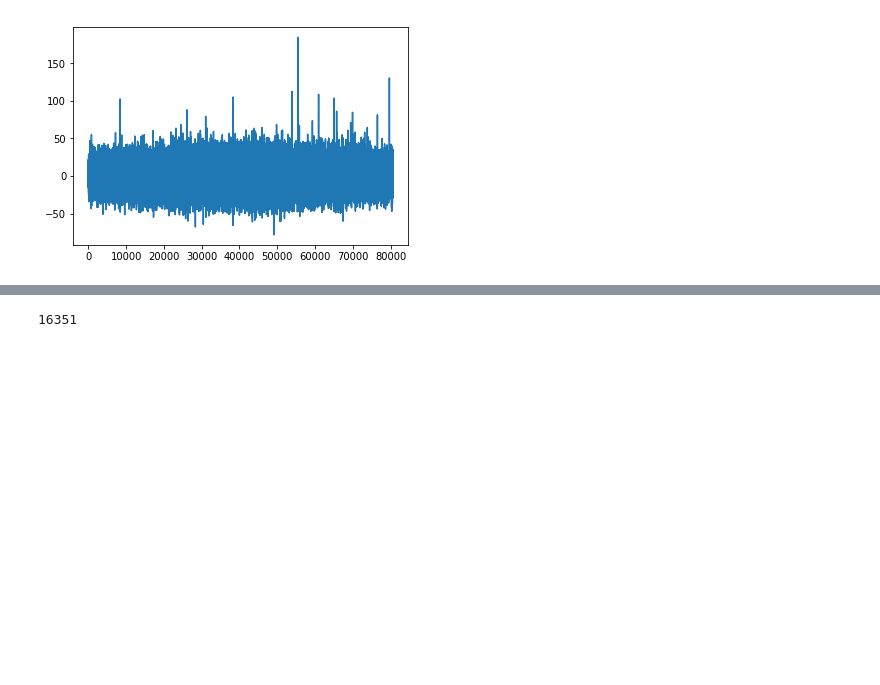
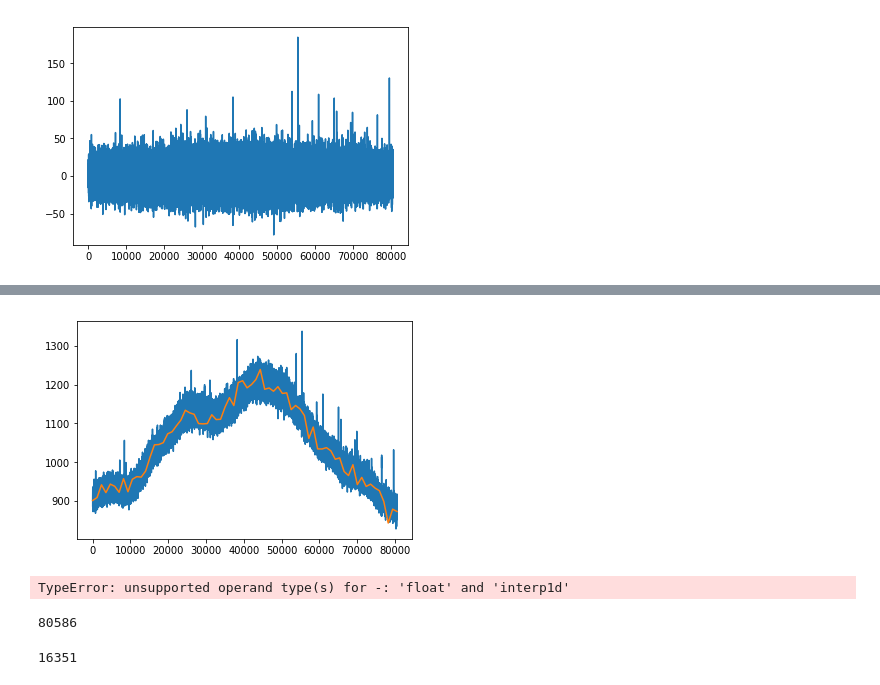
Before and after one commit to KazAndr/SWTraject, a Jupyter notebook: watch_one_file.ipynb, the cells around one changed output, grey strips where cells are left out. Saved outputs shown, nothing was run; the diff lists cells and outputs as text; code cells hidden in the pictures; blank space fills up the shorter version.

Commit message:
Code for flatten by spline was added

```diff
--- a/watch_one_file.ipynb
+++ b/watch_one_file.ipynb
@@ -158,0 +168,19 @@ plt.show()
+# %%
+inter_point = 70
+point_for_pulse = range(len(obser))
+max_point = np.argmax(pulse)
+
+spl = InterpolatedUnivariateSpline(point_for_pulse, obser)
+xs = np.linspace(0, len(point_for_pulse)-1, inter_point) # подумать об увеличении количества точек для интерполяции
+
+spline = spl(xs)
+# %%
+plt.plot(obser)
+plt.plot(xs, spline)
+plt.show()
+# %% [output]
+[figure, added]
+# %%
+obser_lin = obser - f
+# %% [output]
+TypeError: unsupported operand type(s) for -: 'float' and 'interp1d'
@@ -159,3 +189,7 @@ plt.show()
+# %%
+len(lin)
+# %% [output]
+80586
 # %%
 thres = 1726
 giant_pulses = [[]]
```
Also changed, not shown: parts of 4 cells of this notebook.
